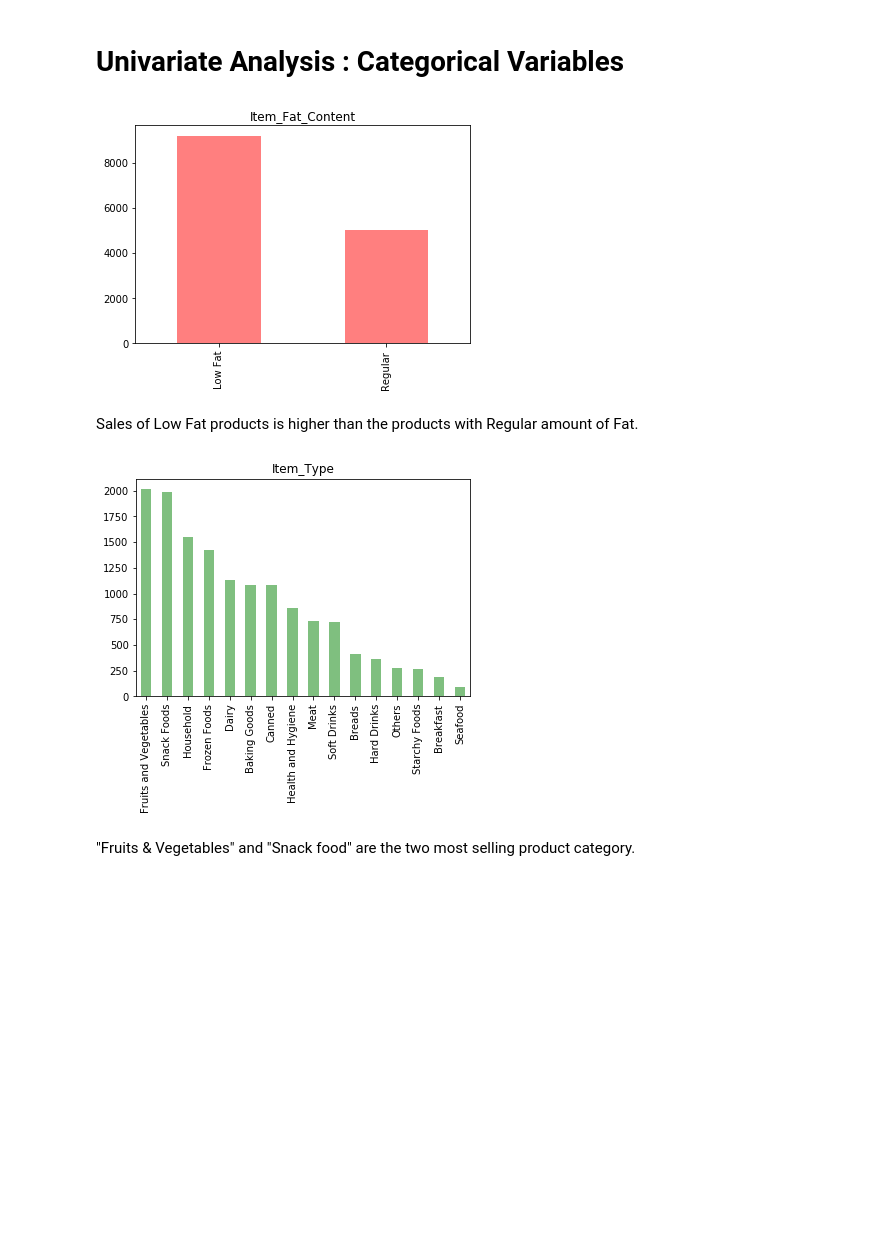
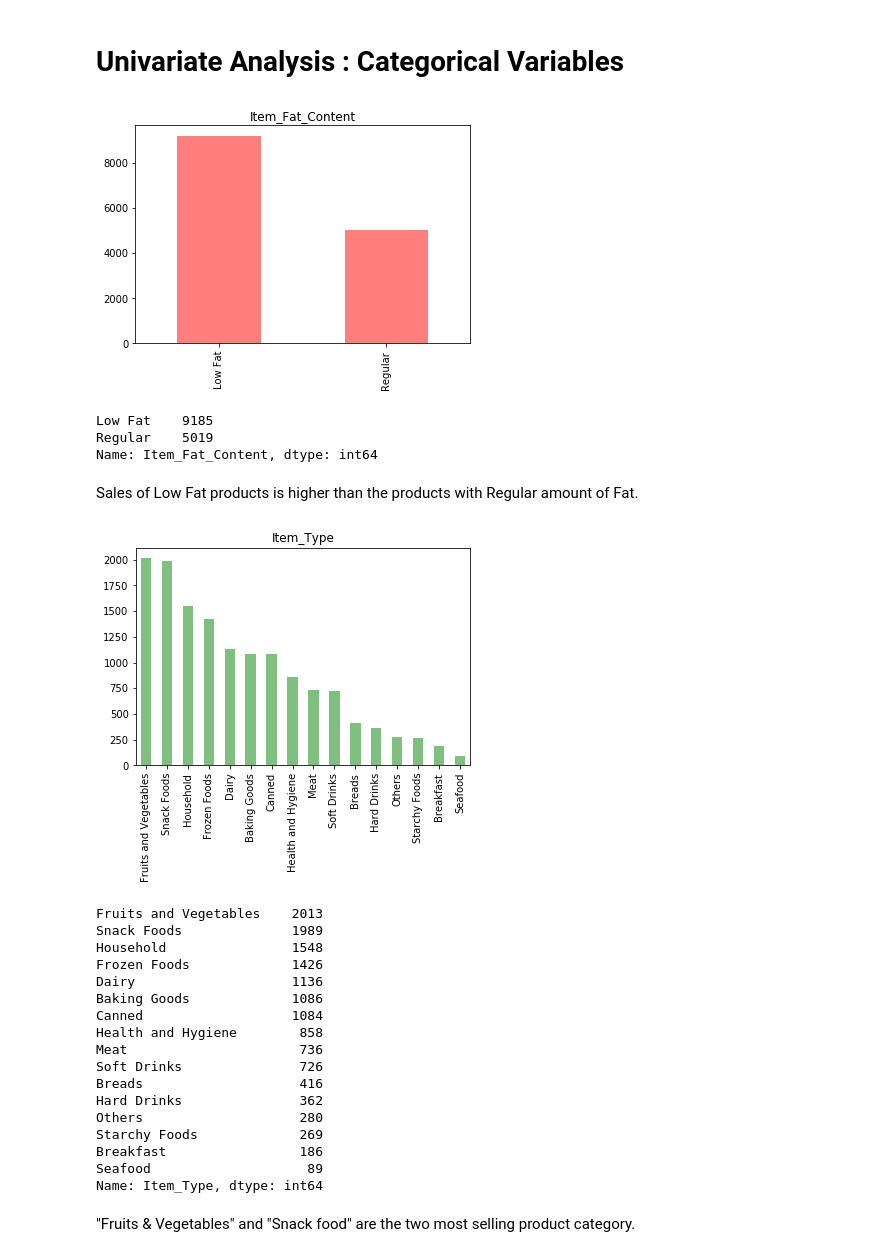
Before and after one commit to deepakmarichi/Big-Mart-Sales-Prediction, a Jupyter notebook: Sales_Prediction.ipynb, the cells around one changed output. Cells and saved outputs as stored; diff of their text form; code cells hidden in the pictures; blank space fills up the shorter version.

```diff
--- a/Sales_Prediction.ipynb
+++ b/Sales_Prediction.ipynb
@@ -174,18 +185,40 @@ There seems to be no clear-cut pattern in Item_Weight
 
 combined['Item_Fat_Content'].replace(('LF','low fat'),'Low Fat',inplace=True)
 combined['Item_Fat_Content'].replace('reg','Regular',inplace=True)
-combined['Item_Fat_Content'].value_counts().plot.bar(title='Item_Fat_Content',color='R',alpha=0.5)
+combined['Item_Fat_Content'].value_counts().plot.bar(title='Item_Fat_Content',color='r',alpha=0.5)
 plt.show()
+combined['Item_Fat_Content'].value_counts()
 # %% [output]
-[figure, old version]
+[figure, new version]
+Low Fat    9185
+Regular    5019
+Name: Item_Fat_Content, dtype: int64
 # %% [markdown]
 Sales of Low Fat products is higher than the products with Regular amount of Fat.
 # %%
 # Item_Type
 
-combined['Item_Type'].value_counts().plot.bar(color='G',alpha=0.5)
+combined['Item_Type'].value_counts().plot.bar(color='g',alpha=0.5)
 plt.title('Item_Type')
 plt.show()
+combined['Item_Type'].value_counts()
 # %% [output]
-[figure, old version]
+[figure, new version]
+Fruits and Vegetables    2013
+Snack Foods              1989
+Household                1548
+Frozen Foods             1426
+Dairy                    1136
+Baking Goods             1086
+Canned                   1084
+Health and Hygiene        858
+Meat                      736
+Soft Drinks               726
+Breads                    416
+Hard Drinks               362
+Others                    280
+Starchy Foods             269
+Breakfast                 186
+Seafood                    89
+Name: Item_Type, dtype: int64
 # %% [markdown]
```
Also changed, not shown: parts of 28 cells of this notebook.
